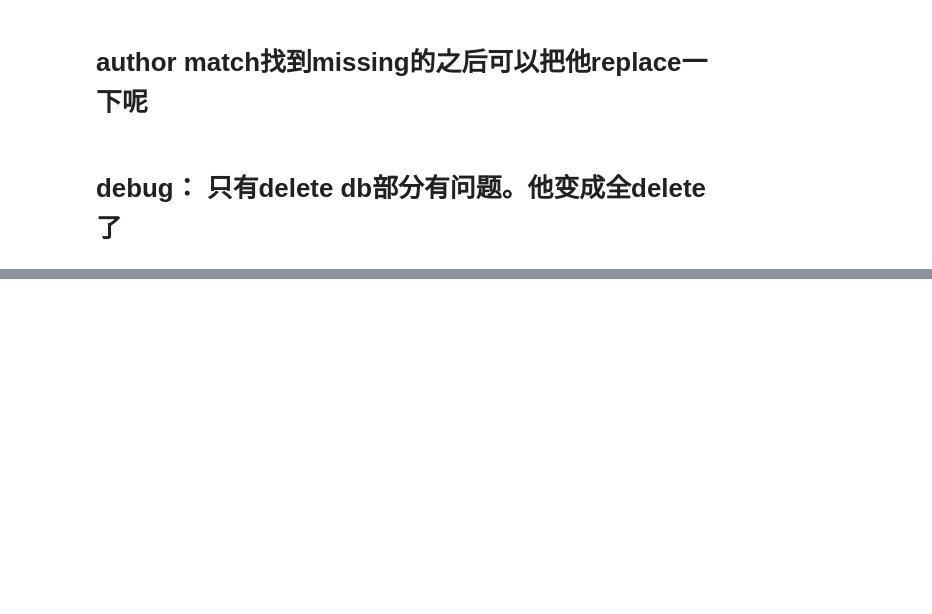
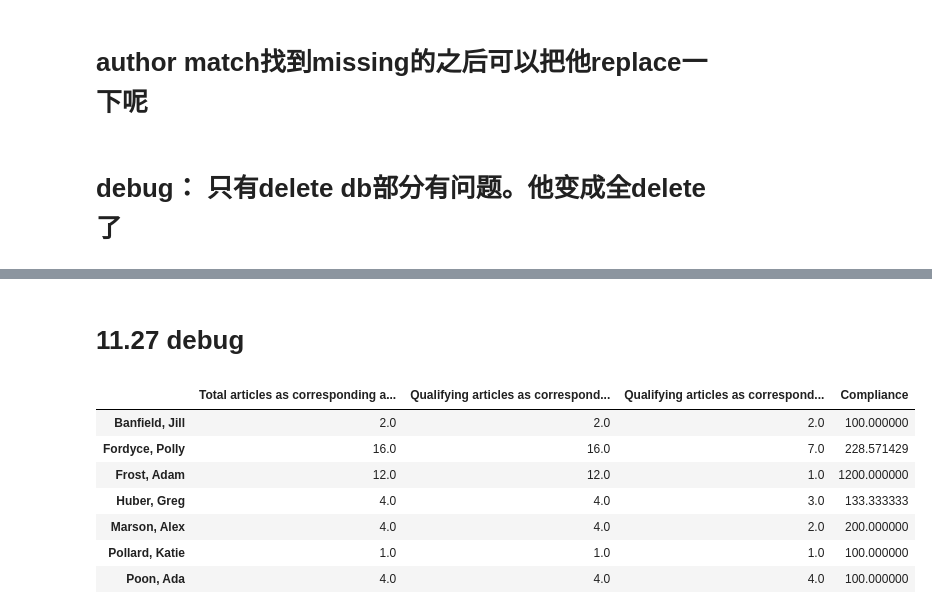
Before and after one commit to hydai99/Pub-Collection-Web, a Jupyter notebook: only for test2.ipynb, the cells around one changed output, grey strips where cells are left out. Saved outputs shown, nothing was run; the diff lists cells and outputs as text; code cells hidden in the pictures; blank space fills up the shorter version.

```diff
--- a/only for test2.ipynb
+++ b/only for test2.ipynb
@@ -1458,0 +1183,13 @@ filter_author=author['MatchName'].str.replace(',','').to_list()
+# %%
+for ind,i in enumerate(df.loc[pre_ind,'authors']):
+    try:
+        i=i.split(';')
+
+    except:
+        i=i.split(',')
+
+    for j in i:
+        j=re.sub(r'[^\w]', ' ', j.strip('#'))
+        j=j.replace('  ',' ').strip(' ').replace('-','').lower()
+
+yosef nir; nir yosef	n yosef; yosef n
@@ -1458,0 +1349,29 @@ filter_author=author['MatchName'].str.replace(',','').to_list()
+# %% [markdown]
+# 11.27 debug
+# %%
+df = pd.read_csv('database/basedb.csv', encoding='utf-8-sig')
+print(df.shape)
+
+start="2022-06-01"
+end="2022-11-27"
+df['epost date'] = pd.to_datetime(df['epost date'])
+condition = (df['epost date'] >= start) & (df['epost date'] <= end)
+df=df.loc[condition]
+df.fillna('', inplace=True)
+print(df.shape)
+
+for ind,i in enumerate(df['corresponding author']):
+    if i == '':
+        break
+    i=i.split(';')
+    res=[]
+    for j in i:
+        j=re.sub(r'[^\w]', ' ', j.strip('#'))
+        j=j.replace('  ',' ').strip(' ').replace('-','').lower()
+        old_name,new_name,prob=af.authormatch(j)
+        res.append(new_name)
+    df.loc[ind,'corresponding author'] = '; '.join(m for m in res)
+df.fillna('', inplace=True)
+
+print(df.shape)
+df.loc[df['journal']=='',:]
@@ -1458,0 +1444,14 @@ filter_author=author['MatchName'].str.replace(',','').to_list()
+# %%
+df.fillna('', inplace=True)
+p3[p3['Qualifying articles as corresponding author with preprints'].notna()]
+#
+#df.loc[ (df['corresponding author']!='') & ( df['possible match result']!='' ),:]
+# %% [output]
+|  | Total articles as corresponding a... | Qualifying articles as correspond... | Qualifying articles as correspond... | Compliance |
+| Banfield, Jill | 2.0 | 2.0 | 2.0 | 100.000000 |
+| Fordyce, Polly | 16.0 | 16.0 | 7.0 | 228.571429 |
+| Frost, Adam | 12.0 | 12.0 | 1.0 | 1200.000000 |
+| Huber, Greg | 4.0 | 4.0 | 3.0 | 133.333333 |
+| Marson, Alex | 4.0 | 4.0 | 2.0 | 200.000000 |
+| Pollard, Katie | 1.0 | 1.0 | 1.0 | 100.000000 |
+| Poon, Ada | 4.0 | 4.0 | 4.0 | 100.000000 |
```
Also changed, not shown: parts of 56 cells of this notebook, 5 other files.
